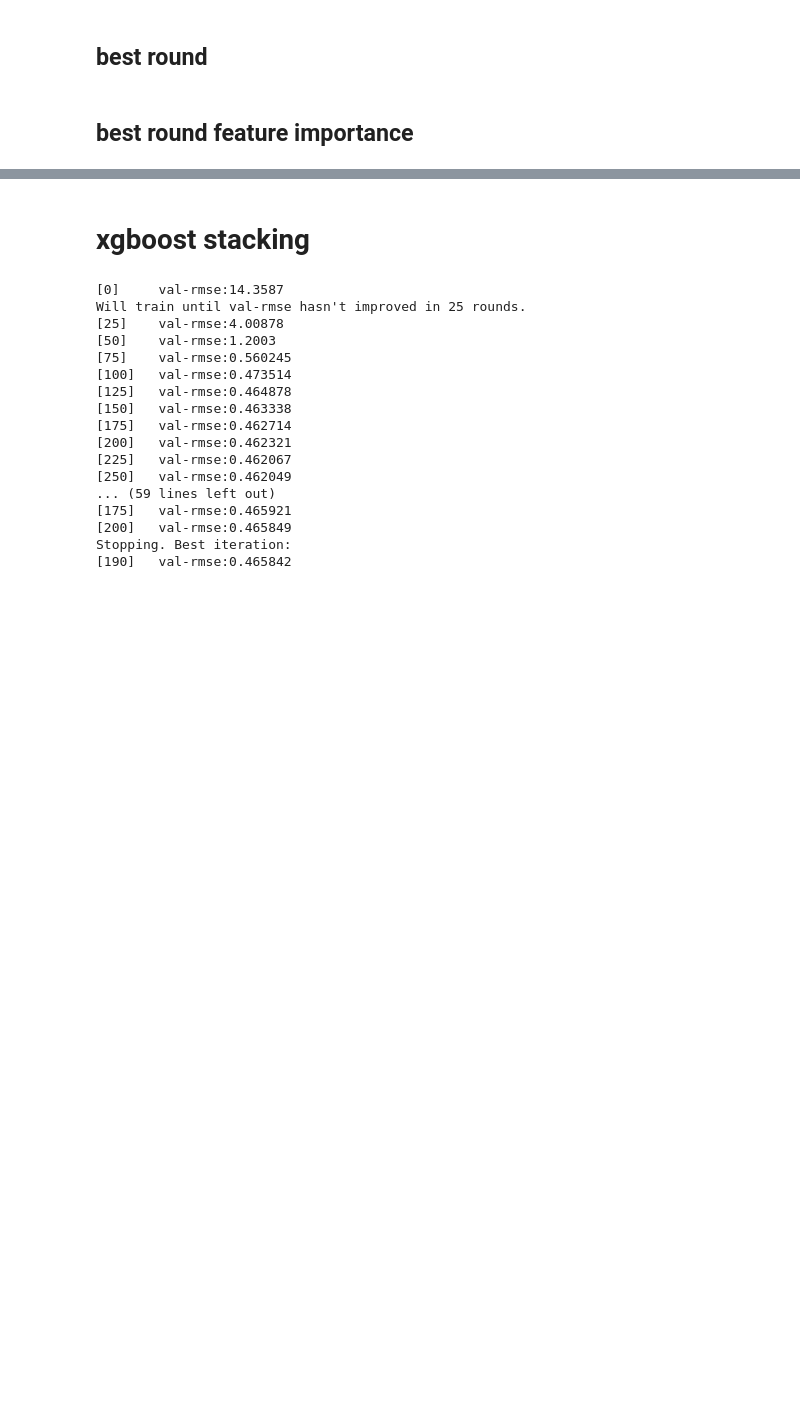
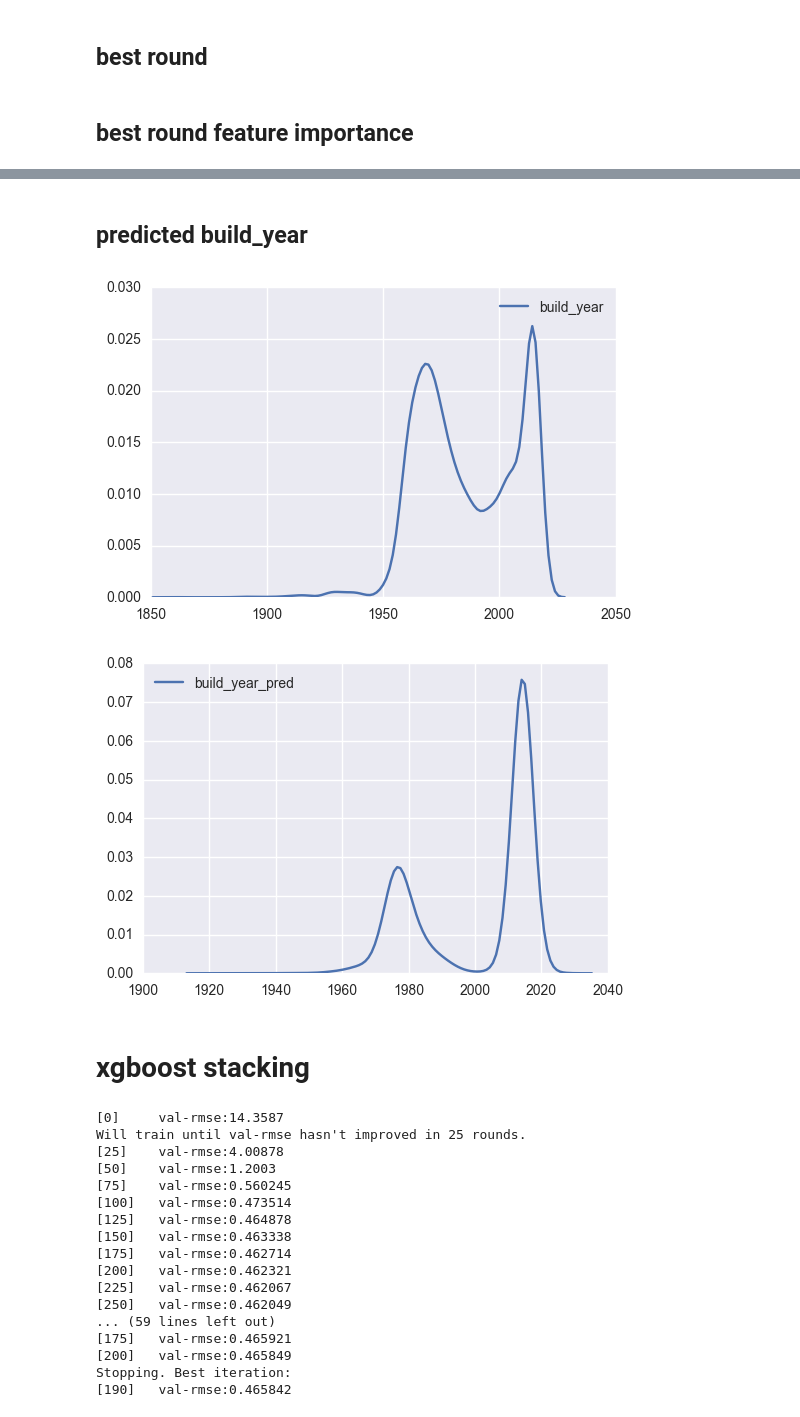
Before and after one commit to kqdmqx/kaggle-sberbank-russian-housing-market, a Jupyter notebook: ipython/20170601-fill-missing-value-buildyear.ipynb, the cells around one changed output, grey strips where cells are left out. Saved outputs shown, nothing was run; the diff lists cells and outputs as text; code cells hidden in the pictures; blank space fills up the shorter version.

```diff
--- a/ipython/20170601-fill-missing-value-buildyear.ipynb
+++ b/ipython/20170601-fill-missing-value-buildyear.ipynb
@@ -201,3 +258,17 @@ xgb.plot_importance(model, max_num_features=50, height=0.5, ax=ax)
+# %% [markdown]
+## predicted build_year
+# %%
+y_pred = model.predict(dtest)
+
+df_pred = pd.DataFrame({'id': test_id, 'build_year_pred': y_pred})
+
+sns.kdeplot(y_all)
+plt.show()
+sns.kdeplot(df_pred.build_year_pred)
+plt.show()
+# %% [output]
+[figure, added]
+[figure, added]
 # %% [markdown]
 # xgboost stacking
 # %%
```
Also changed, not shown: parts of 17 cells of this notebook, 1 other file.
